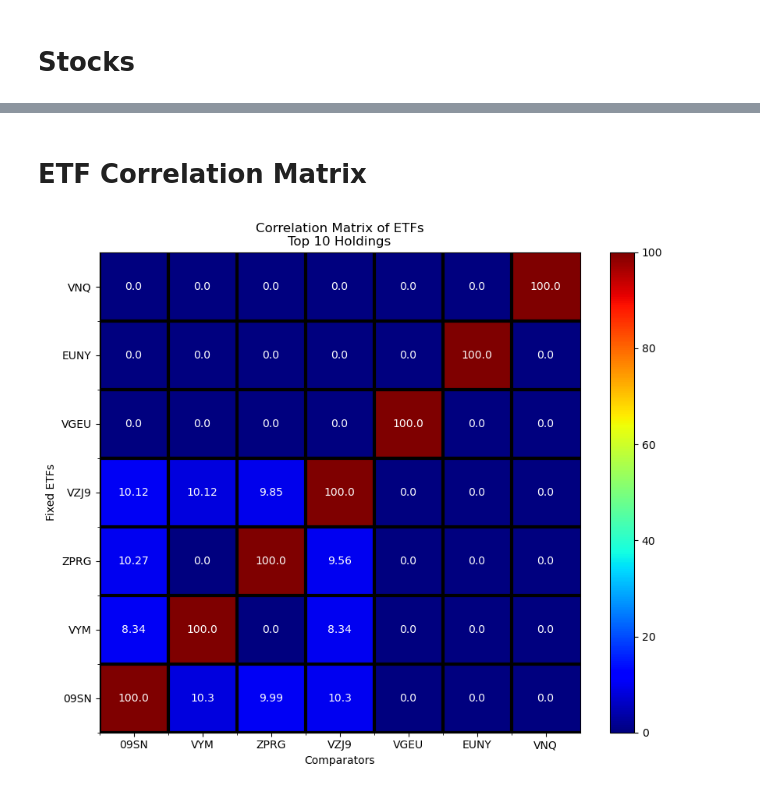
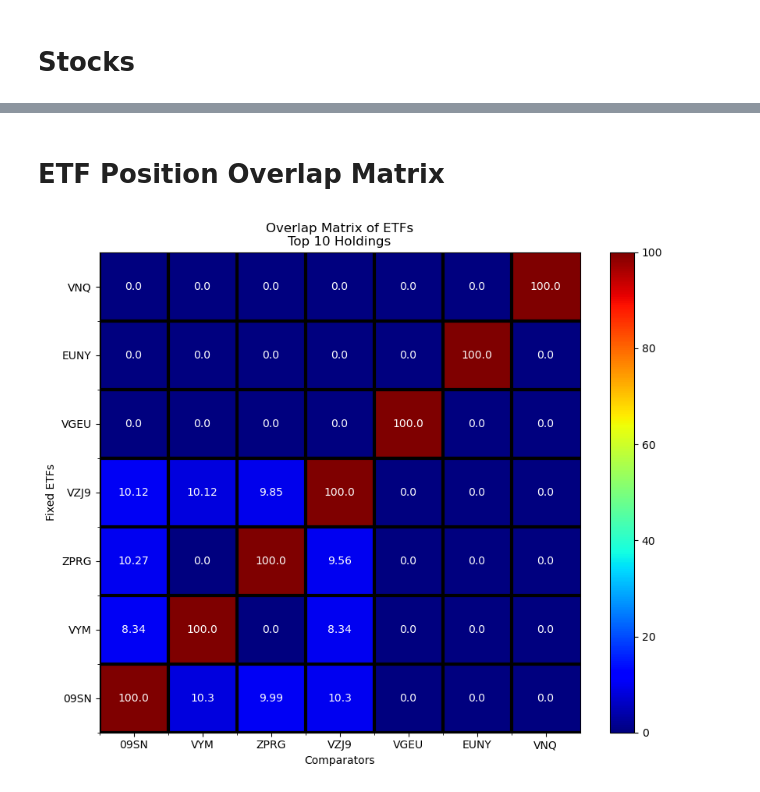
Before and after one commit to NIlS-Z99/Invest-Tool, a Jupyter notebook: stock_analysis.ipynb, the cells around one changed output, grey strips where cells are left out. Cells and saved outputs as stored; diff of their text form; code cells hidden in the pictures.

```diff
--- a/stock_analysis.ipynb
+++ b/stock_analysis.ipynb
@@ -56,18 +56,18 @@ create_plot_tickers(tickers,syms,types)
 # %% [markdown]
-# ETF Correlation Matrix
+# ETF Position Overlap Matrix
 # %%
 syms = ["09SN","VYM","ZPRG","VZJ9","VGEU","EUNY","VNQ"]
 t10hold = [
     pd.DataFrame([{"SYM":"ABBV","Assets":4.28},{"SYM":"CSCO","Assets":4.22},{"SYM":"PEP","Assets":4.22},{"SYM":"UPS","Assets":4.21},{"SYM":"KO","Assets":4.17},{"SYM":"TXN","Assets":4.16},{"SYM":"VZ","Assets":4.15},{"SYM":"AMGN","Assets":4.07},{"SYM":"PFE","Assets":4.06},{"SYM":"AVGO","Assets":4.00}]).T,
     pd.DataFrame([{"SYM":"ABBV","Assets":1.96},{"SYM":"BAC","Assets":1.74},{"SYM":"CVX","Assets":2.24},{"SYM":"LLY","Assets":1.89},{"SYM":"XOM","Assets":3.26},{"SYM":"JNJ","Assets":2.91},{"SYM":"JPM","Assets":3.01},{"SYM":"MRK","Assets":1.94},{"SYM":"PG","Assets":2.34},{"SYM":"HD","Assets":2.21}]).T,
     pd.DataFrame([{"SYM":"A2A","Assets":1.73},{"SYM":"ADEN","Assets":1.87},{"SYM":"HIW","Assets":1.88},{"SYM":"KW","Assets":1.78},{"SYM":"LTC","Assets":1.80},{"SYM":"LYB","Assets":1.73},{"SYM":"NWL","Assets":1.99},{"SYM":"PARA","Assets":1.74},{"SYM":"WU","Assets":1.81},{"SYM":"VZ","Assets":1.87}]).T,
     pd.DataFrame([{"SYM":"OMC","Assets":1.47},{"SYM":"INTC","Assets":1.46},{"SYM":"ABBV","Assets":1.46},{"SYM":"PWC","Assets":1.46},{"SYM":"PKG","Assets":1.44},{"SYM":"DRI","Assets":1.44},{"SYM":"EXR","Assets":1.43},{"SYM":"STX","Assets":1.43},{"SYM":"PARA","Assets":1.42},{"SYM":"SO","Assets":1.41}]).T,
     pd.DataFrame([{"SYM":"NSRGY","Assets":3.01}, {"SYM":"ASML","Assets":2.46}, {"SYM":"OMX","Assets":2.19}, {"SYM":"SHEL","Assets":2.14}, {"SYM":"LVMH","Assets":2.05}, {"SYM":"ROG","Assets":1.98}, {"SYM":"AZN","Assets":1.92}, {"SYM":"NVS","Assets":1.68}, {"SYM":"HSBC","Assets":1.53}, {"SYM":"TTE","Assets":1.42}]).T,
     pd.DataFrame([{"SYM":"UNTR","Assets":1.74}, {"SYM":"2636","Assets":1.69}, {"SYM":"ITMG","Assets":1.64}, {"SYM":"CSMG3","Assets":1.61}, {"SYM":"PTBA","Assets":1.59}, {"SYM":"AP4","Assets":1.55}, {"SYM":"VEDL","Assets":1.52}, {"SYM":"TAEE11","Assets":1.49}, {"SYM":"2357","Assets":1.49}, {"SYM":"CAP","Assets":1.46}]).T,
     pd.DataFrame([{"SYM":"PLD","Assets":7.75}, {"SYM":"AMT","Assets":6.27}, {"SYM":"EQIX","Assets":4.33}, {"SYM":"CCI","Assets":3.85}, {"SYM":"PSA","Assets":3.21}, {"SYM":"O","Assets":2.73}, {"SYM":"SPG","Assets":2.64}, {"SYM":"WELL","Assets":2.30}, {"SYM":"DLR","Assets":1.94}, {"SYM":"VICI","Assets":1.92}]).T
 ]
 
 # rows are to be compared not columns
-etf_pos_corr_plot(t10hold, syms)
+etf_pos_overlap_plot(t10hold, syms)
 # %% [output]
-[figure, old version]
+[figure, new version]
```
Also changed, not shown: parts of 4 cells of this notebook, 1 other file.
